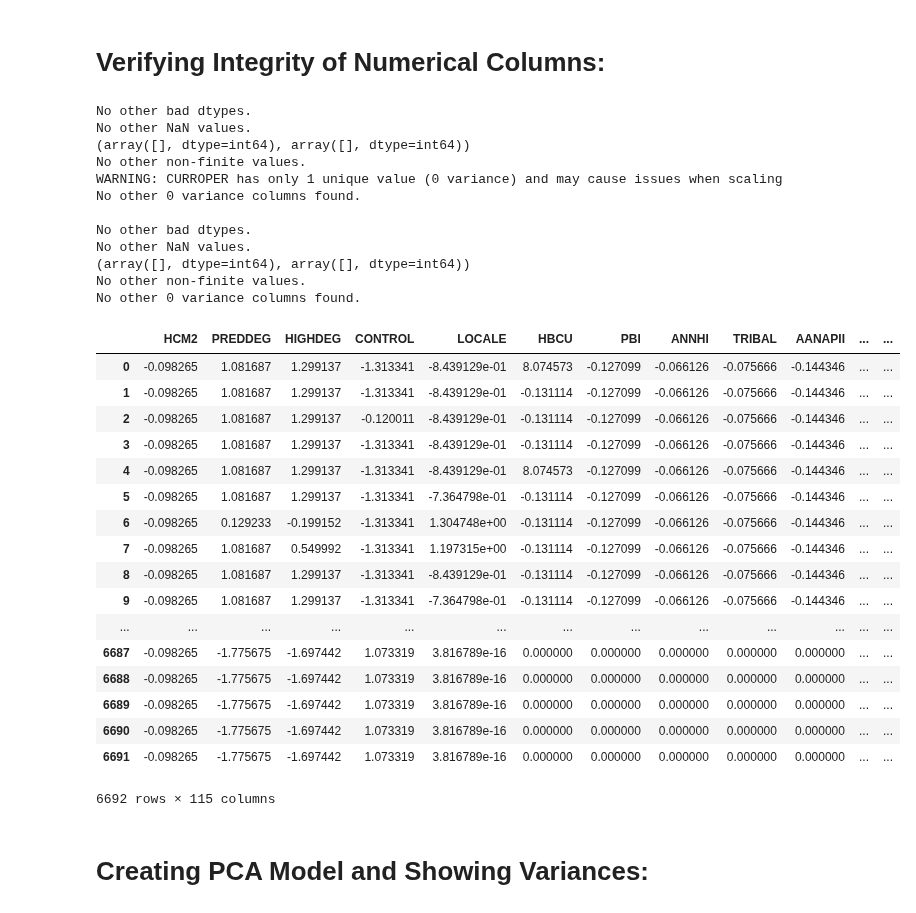
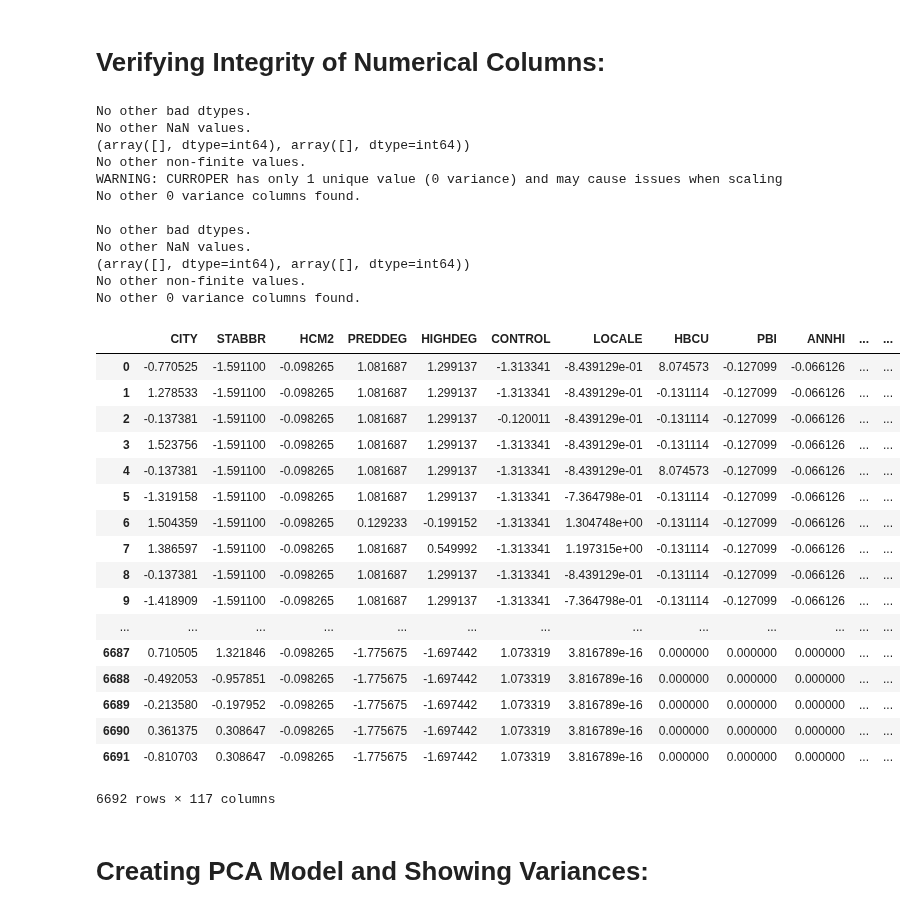
Before and after one commit to Kazutadashi/final-project-comp-5360, a Jupyter notebook: Final Project Files/Final Project.ipynb, the cells around one changed output. Drawn from its saved outputs; the diff is of its cells as text; code cells hidden in the pictures.

```diff
--- a/Final Project Files/Final Project.ipynb
+++ b/Final Project Files/Final Project.ipynb
@@ -29,8 +29,30 @@ plt.style.use('seaborn')
 # %%
 school_data = pd.read_csv('data_files/BASE_clean_college_score_card_data.csv', index_col=0)
 
+# Changing categorical data values to numerical. Here we are mapping states to digits 0-58 (As they
+# include more than just the 50 typical states, like BC and Puerto Rico)
+
+# The same is being done for the cities, where they will mappes from 0-2k
+state_index_list = []
+for i, state in enumerate(set(school_data['STABBR'])):
+    state_index = (state, i)
+    state_index_list.append(state_index)
+
+state_dictionary = dict(state_index_list)
+state_dictionary
+
+city_index_list = []
+for i, city in enumerate(set(school_data['CITY'])):
+    city_index = (city, i)
+    city_index_list.append(city_index)
+
+city_dictionary = dict(city_index_list)
+city_dictionary
+
+school_data.replace({'CITY': city_dictionary, 'STABBR': state_dictionary}, inplace=True)
+
 # For clustering
-numeric_school_data = school_data.iloc[:,3:]
+numeric_school_data = school_data.iloc[:,1:]
 
 #------------------------------------------------------------------------------
 # This next section will impute the data, and verify the integrity of the data.
@@ -67,51 +89,51 @@ def verify_data(dataframe):
 
     print("No other non-finite values.")
 
     for col in dataframe.columns:
         if len(dataframe[col].unique()) == 1:
             print("WARNING:", col, "has only 1 unique value (0 variance) and may cause issues when scaling")
     print("No other 0 variance columns found.\n")
 
 verify_data(imputed_DF)
 
 # Not sure why curroper remained in our data after it was removed, removing it again.
 imputed_DF = imputed_DF.drop(columns=['CURROPER'])
 verify_data(imputed_DF)
 
 scaled_imputed_df = pd.DataFrame(scale(imputed_DF))
 scaled_imputed_df.columns = imputed_DF.columns
 scaled_imputed_df
 # %% [output]
 No other bad dtypes.
 No other NaN values.
 (array([], dtype=int64), array([], dtype=int64))
 No other non-finite values.
 WARNING: CURROPER has only 1 unique value (0 variance) and may cause issues when scaling
 No other 0 variance columns found.
 
 No other bad dtypes.
 No other NaN values.
 (array([], dtype=int64), array([], dtype=int64))
 No other non-finite values.
 No other 0 variance columns found.
-|  | HCM2 | PREDDEG | HIGHDEG | CONTROL | LOCALE | HBCU | PBI | ANNHI | TRIBAL | AANAPII | ... | ... |
-| 0 | -0.098265 | 1.081687 | 1.299137 | -1.313341 | -8.439129e-01 | 8.074573 | -0.127099 | -0.066126 | -0.075666 | -0.144346 | ... | ... |
-| 1 | -0.098265 | 1.081687 | 1.299137 | -1.313341 | -8.439129e-01 | -0.131114 | -0.127099 | -0.066126 | -0.075666 | -0.144346 | ... | ... |
-| 2 | -0.098265 | 1.081687 | 1.299137 | -0.120011 | -8.439129e-01 | -0.131114 | -0.127099 | -0.066126 | -0.075666 | -0.144346 | ... | ... |
-| 3 | -0.098265 | 1.081687 | 1.299137 | -1.313341 | -8.439129e-01 | -0.131114 | -0.127099 | -0.066126 | -0.075666 | -0.144346 | ... | ... |
-| 4 | -0.098265 | 1.081687 | 1.299137 | -1.313341 | -8.439129e-01 | 8.074573 | -0.127099 | -0.066126 | -0.075666 | -0.144346 | ... | ... |
-| 5 | -0.098265 | 1.081687 | 1.299137 | -1.313341 | -7.364798e-01 | -0.131114 | -0.127099 | -0.066126 | -0.075666 | -0.144346 | ... | ... |
-| 6 | -0.098265 | 0.129233 | -0.199152 | -1.313341 | 1.304748e+00 | -0.131114 | -0.127099 | -0.066126 | -0.075666 | -0.144346 | ... | ... |
-| 7 | -0.098265 | 1.081687 | 0.549992 | -1.313341 | 1.197315e+00 | -0.131114 | -0.127099 | -0.066126 | -0.075666 | -0.144346 | ... | ... |
-| 8 | -0.098265 | 1.081687 | 1.299137 | -1.313341 | -8.439129e-01 | -0.131114 | -0.127099 | -0.066126 | -0.075666 | -0.144346 | ... | ... |
-| 9 | -0.098265 | 1.081687 | 1.299137 | -1.313341 | -7.364798e-01 | -0.131114 | -0.127099 | -0.066126 | -0.075666 | -0.144346 | ... | ... |
+|  | CITY | STABBR | HCM2 | PREDDEG | HIGHDEG | CONTROL | LOCALE | HBCU | PBI | ANNHI | ... | ... |
+| 0 | -0.770525 | -1.591100 | -0.098265 | 1.081687 | 1.299137 | -1.313341 | -8.439129e-01 | 8.074573 | -0.127099 | -0.066126 | ... | ... |
+| 1 | 1.278533 | -1.591100 | -0.098265 | 1.081687 | 1.299137 | -1.313341 | -8.439129e-01 | -0.131114 | -0.127099 | -0.066126 | ... | ... |
+| 2 | -0.137381 | -1.591100 | -0.098265 | 1.081687 | 1.299137 | -0.120011 | -8.439129e-01 | -0.131114 | -0.127099 | -0.066126 | ... | ... |
+| 3 | 1.523756 | -1.591100 | -0.098265 | 1.081687 | 1.299137 | -1.313341 | -8.439129e-01 | -0.131114 | -0.127099 | -0.066126 | ... | ... |
+| 4 | -0.137381 | -1.591100 | -0.098265 | 1.081687 | 1.299137 | -1.313341 | -8.439129e-01 | 8.074573 | -0.127099 | -0.066126 | ... | ... |
+| 5 | -1.319158 | -1.591100 | -0.098265 | 1.081687 | 1.299137 | -1.313341 | -7.364798e-01 | -0.131114 | -0.127099 | -0.066126 | ... | ... |
+| 6 | 1.504359 | -1.591100 | -0.098265 | 0.129233 | -0.199152 | -1.313341 | 1.304748e+00 | -0.131114 | -0.127099 | -0.066126 | ... | ... |
+| 7 | 1.386597 | -1.591100 | -0.098265 | 1.081687 | 0.549992 | -1.313341 | 1.197315e+00 | -0.131114 | -0.127099 | -0.066126 | ... | ... |
+| 8 | -0.137381 | -1.591100 | -0.098265 | 1.081687 | 1.299137 | -1.313341 | -8.439129e-01 | -0.131114 | -0.127099 | -0.066126 | ... | ... |
+| 9 | -1.418909 | -1.591100 | -0.098265 | 1.081687 | 1.299137 | -1.313341 | -7.364798e-01 | -0.131114 | -0.127099 | -0.066126 | ... | ... |
 | ... | ... | ... | ... | ... | ... | ... | ... | ... | ... | ... | ... | ... |
-| 6687 | -0.098265 | -1.775675 | -1.697442 | 1.073319 | 3.816789e-16 | 0.000000 | 0.000000 | 0.000000 | 0.000000 | 0.000000 | ... | ... |
-| 6688 | -0.098265 | -1.775675 | -1.697442 | 1.073319 | 3.816789e-16 | 0.000000 | 0.000000 | 0.000000 | 0.000000 | 0.000000 | ... | ... |
-| 6689 | -0.098265 | -1.775675 | -1.697442 | 1.073319 | 3.816789e-16 | 0.000000 | 0.000000 | 0.000000 | 0.000000 | 0.000000 | ... | ... |
-| 6690 | -0.098265 | -1.775675 | -1.697442 | 1.073319 | 3.816789e-16 | 0.000000 | 0.000000 | 0.000000 | 0.000000 | 0.000000 | ... | ... |
-| 6691 | -0.098265 | -1.775675 | -1.697442 | 1.073319 | 3.816789e-16 | 0.000000 | 0.000000 | 0.000000 | 0.000000 | 0.000000 | ... | ... |
+| 6687 | 0.710505 | 1.321846 | -0.098265 | -1.775675 | -1.697442 | 1.073319 | 3.816789e-16 | 0.000000 | 0.000000 | 0.000000 | ... | ... |
+| 6688 | -0.492053 | -0.957851 | -0.098265 | -1.775675 | -1.697442 | 1.073319 | 3.816789e-16 | 0.000000 | 0.000000 | 0.000000 | ... | ... |
+| 6689 | -0.213580 | -0.197952 | -0.098265 | -1.775675 | -1.697442 | 1.073319 | 3.816789e-16 | 0.000000 | 0.000000 | 0.000000 | ... | ... |
+| 6690 | 0.361375 | 0.308647 | -0.098265 | -1.775675 | -1.697442 | 1.073319 | 3.816789e-16 | 0.000000 | 0.000000 | 0.000000 | ... | ... |
+| 6691 | -0.810703 | 0.308647 | -0.098265 | -1.775675 | -1.697442 | 1.073319 | 3.816789e-16 | 0.000000 | 0.000000 | 0.000000 | ... | ... |
-6692 rows × 115 columns
+6692 rows × 117 columns
 # %% [markdown]
 # Creating PCA Model and Showing Variances:
 # %%
```
Also changed, not shown: parts of 4 cells of this notebook.
